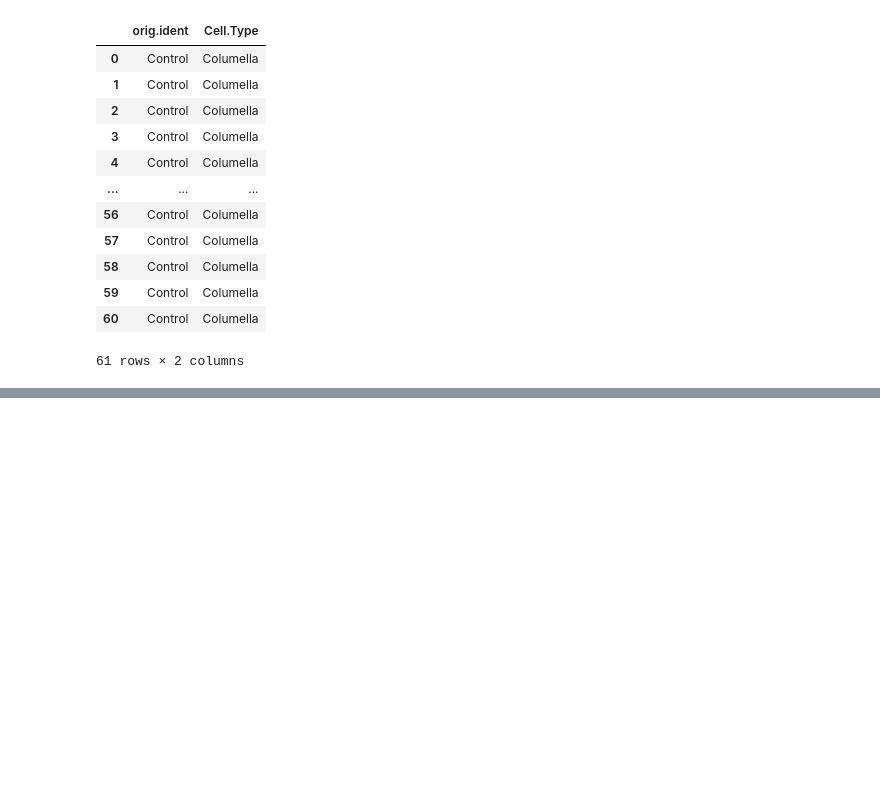
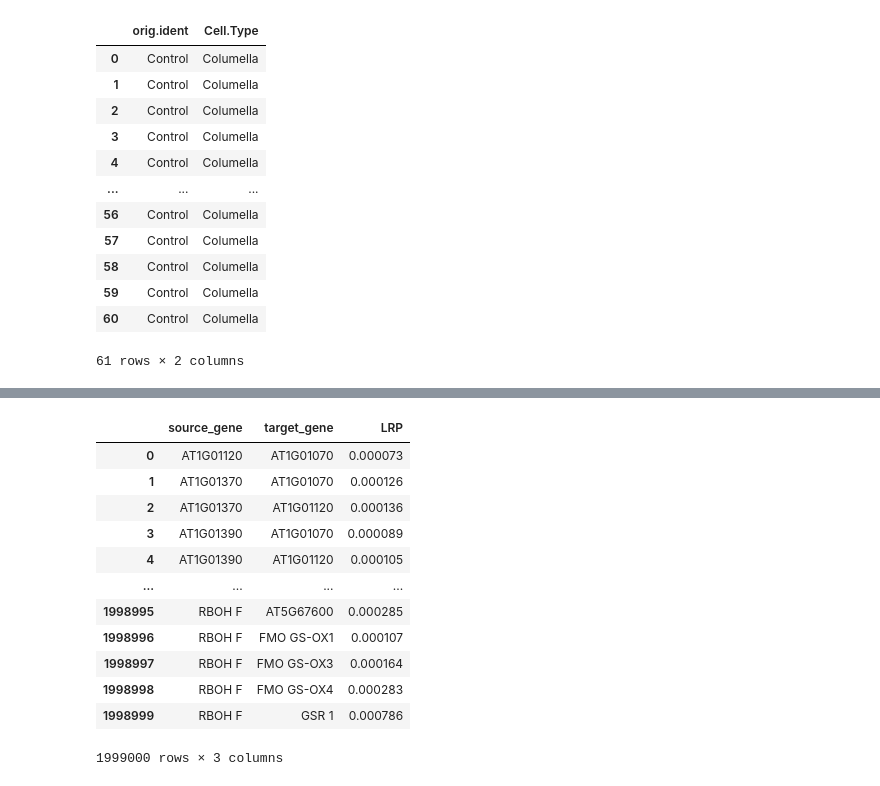
Before and after one commit to uab-fusion-lab/scGeneRAI, a Jupyter notebook: example.ipynb, the cells around one changed output, grey strips where cells are left out. Saved outputs shown, nothing was run; the diff lists cells and outputs as text; code cells hidden in the pictures; blank space fills up the shorter version.

```diff
--- a/example.ipynb
+++ b/example.ipynb
@@ -101,4 +113,20 @@ network_data['LRP'] = np.abs(network_data['LRP'])
 network_data = network_data[network_data['source_gene'] != network_data['target_gene']]
 
 average_network = network_data[['LRP', 'source_gene', 'target_gene']].groupby(['source_gene', 'target_gene']).mean().reset_index()
+# %%
+average_network
+# %% [output]
+|  | source_gene | target_gene | LRP |
+| 0 | AT1G01120 | AT1G01070 | 0.000073 |
+| 1 | AT1G01370 | AT1G01070 | 0.000126 |
+| 2 | AT1G01370 | AT1G01120 | 0.000136 |
+| 3 | AT1G01390 | AT1G01070 | 0.000089 |
+| 4 | AT1G01390 | AT1G01120 | 0.000105 |
+| ... | ... | ... | ... |
+| 1998995 | RBOH F | AT5G67600 | 0.000285 |
+| 1998996 | RBOH F | FMO GS-OX1 | 0.000107 |
+| 1998997 | RBOH F | FMO GS-OX3 | 0.000164 |
+| 1998998 | RBOH F | FMO GS-OX4 | 0.000283 |
+| 1998999 | RBOH F | GSR 1 | 0.000786 |
+1999000 rows × 3 columns
 # %%
```
Also changed, not shown: parts of 8 cells of this notebook, 1 other file.
